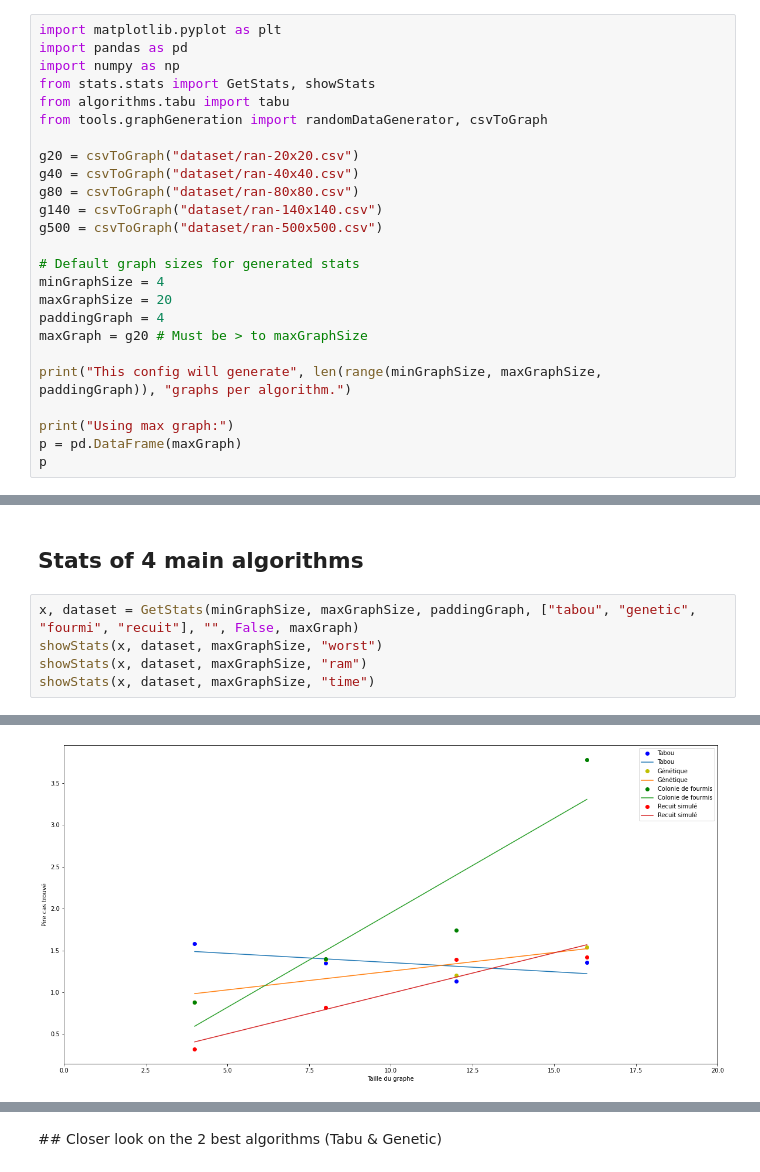
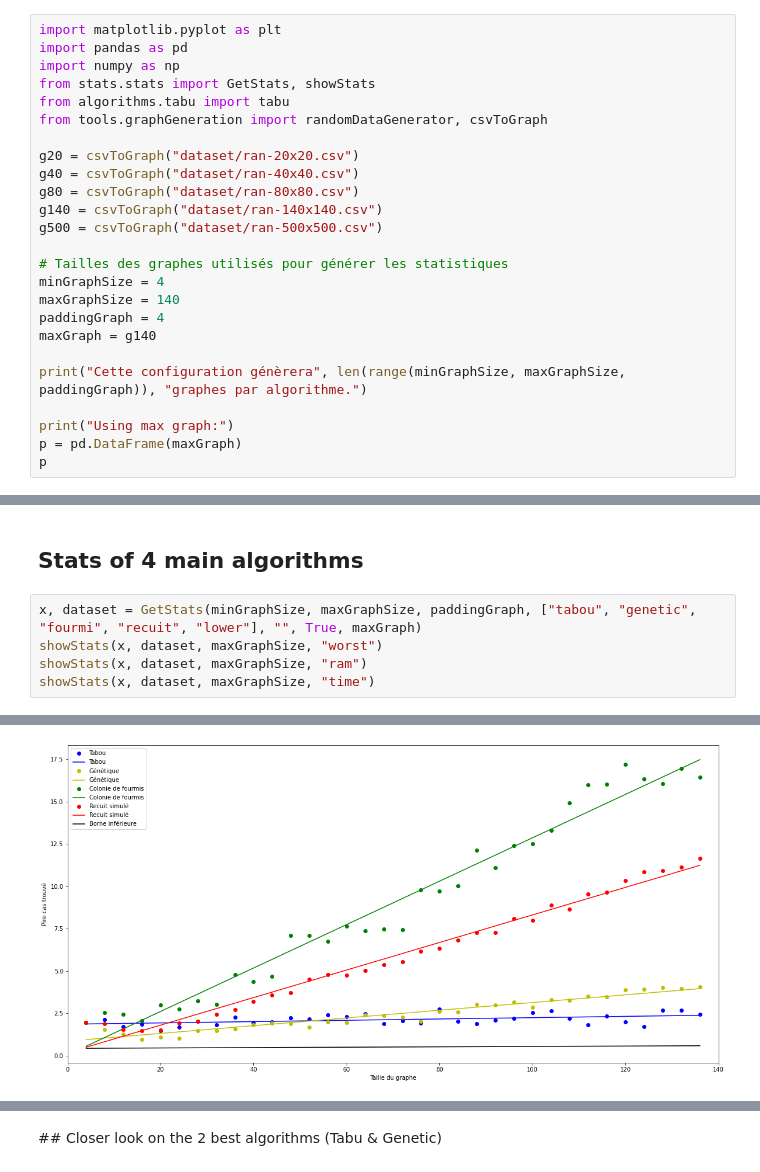
Before and after one commit to BaptisteMiq/VRP-Project, a Jupyter notebook: generateStats.ipynb, the cells around one changed output, grey strips where cells are left out. Drawn from its saved outputs; the diff is of its cells as text.

Commit message:
Added graphs and predictive notebook

```diff
--- a/generateStats.ipynb
+++ b/generateStats.ipynb
@@ -16,13 +16,13 @@ g80 = csvToGraph("dataset/ran-80x80.csv")
 g140 = csvToGraph("dataset/ran-140x140.csv")
 g500 = csvToGraph("dataset/ran-500x500.csv")
 
-# Default graph sizes for generated stats
+# Tailles des graphes utilisés pour générer les statistiques
 minGraphSize = 4
-maxGraphSize = 20
+maxGraphSize = 140
 paddingGraph = 4
-maxGraph = g20 # Must be > to maxGraphSize
+maxGraph = g140
 
-print("This config will generate", len(range(minGraphSize, maxGraphSize, paddingGraph)), "graphs per algorithm.")
+print("Cette configuration génèrera", len(range(minGraphSize, maxGraphSize, paddingGraph)), "graphes par algorithme.")
 
 print("Using max graph:")
 p = pd.DataFrame(maxGraph)
@@ -50,7 +46,7 @@ Using max graph:
 # %% [markdown]
 ## Stats of 4 main algorithms
 # %%
-x, dataset = GetStats(minGraphSize, maxGraphSize, paddingGraph, ["tabou", "genetic", "fourmi", "recuit"], "", False, maxGraph)
+x, dataset = GetStats(minGraphSize, maxGraphSize, paddingGraph, ["tabou", "genetic", "fourmi", "recuit", "lower"], "", True, maxGraph)
 showStats(x, dataset, maxGraphSize, "worst")
 showStats(x, dataset, maxGraphSize, "ram")
 showStats(x, dataset, maxGraphSize, "time")
@@ -58 +71 @@ showStats(x, dataset, maxGraphSize, "time")
-[figure, old version]
+[figure, new version]
```
Also changed, not shown: parts of 7 cells of this notebook, 21 other files.
